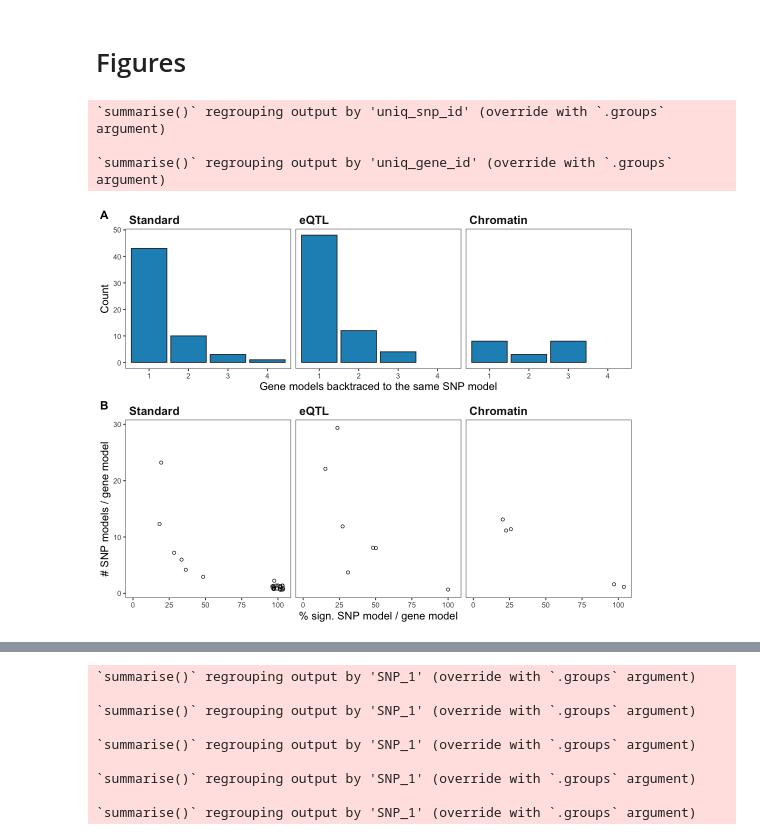
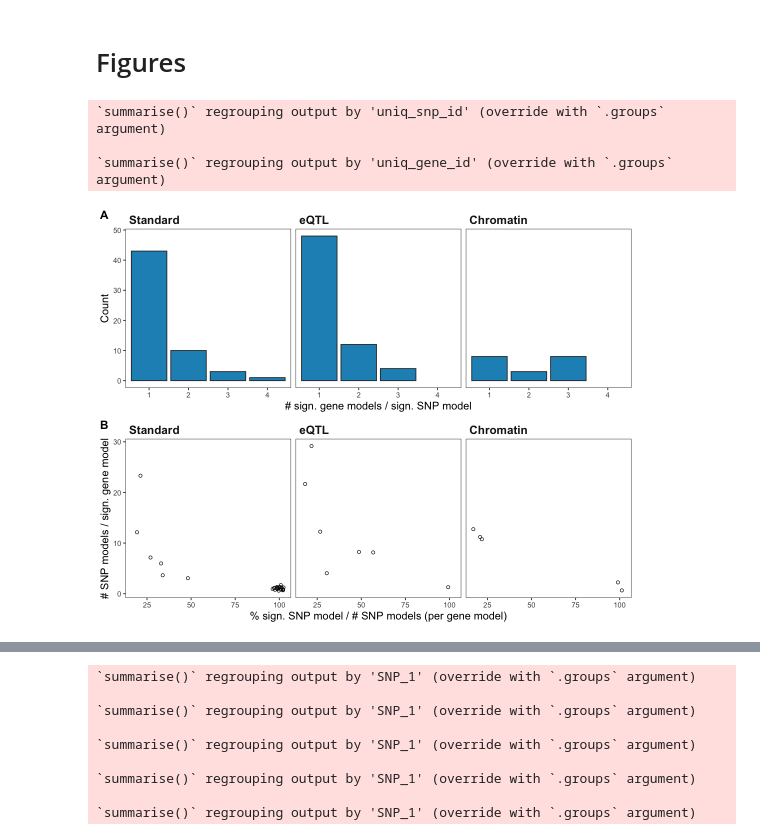
Before and after one commit to DianeDuroux/BiologicalEpistasis, a Jupyter notebook: doc/gene_networks.ipynb, the cells around one changed output, grey strips where cells are left out. Drawn from its saved outputs; the diff is of its cells as text; code cells hidden in the pictures.

Commit message:
updated figures

```diff
--- a/doc/gene_networks.ipynb
+++ b/doc/gene_networks.ipynb
@@ -274,28 +274,32 @@ A tibble: 5 × 4
 # %% [markdown]
 # Figures
 # %%
+make_key <- function(a1, a2) {
+    cbind(a1, a2) %>% apply(1, sort) %>% apply(2, paste, collapse = '_')
+}
+
 get_mapped_genes <- function(genes, snps) {
 
     uniq_snp2gene <- read_csv(paste0(rslt, genes), col_types = 'cdccd') %>%
         separate_rows(SNP1, sep = ' ') %>%
         separate_rows(SNP2, sep = ' ') %>%
         separate(genePairs_names, sep = ' ', into = c('gene1','gene2')) %>%
-        mutate(uniq_gene_id = cbind(gene1, gene2) %>% apply(1, sort) %>% apply(2, paste, collapse = '_'),
-               uniq_snp_id = cbind(SNP1, SNP2) %>% apply(1, sort) %>% apply(2, paste, collapse = '_'),
-               gene_pair = TRUE) %>%
-        select(uniq_gene_id, uniq_snp_id, gene_pair) %>%
+        mutate(uniq_gene_id = make_key(gene1, gene2),
+               uniq_snp_id = make_key(SNP1, SNP2),
+               sign_gene = TRUE) %>%
+        select(uniq_gene_id, uniq_snp_id, sign_gene) %>%
         unique
 
     uniq_snp <- read_csv(paste0(rslt, snps), col_types = 'ccdccc') %>%
-        mutate(uniq_snp_id = cbind(SNP_1, SNP_2) %>% apply(1, sort) %>% apply(2, paste, collapse = '_'),
-               uniq_gene_id = cbind(gene1, gene2) %>% apply(1, sort) %>% apply(2, paste, collapse = '_'),
-               snp_pair = TRUE) %>%
-        select(uniq_gene_id, uniq_snp_id, snp_pair) %>%
+        mutate(uniq_snp_id = make_key(SNP_1, SNP_2),
+               uniq_gene_id = make_key(gene1, gene2),
+               sign_snp = TRUE) %>%
+        select(uniq_gene_id, uniq_snp_id, sign_snp) %>%
         unique
 
     full_join(uniq_snp, uniq_snp2gene, by = c("uniq_gene_id", "uniq_snp_id")) %>%
-        mutate(gene_pair = ifelse(is.na(gene_pair), FALSE, TRUE),
-               snp_pair = ifelse(is.na(snp_pair), FALSE, TRUE))
+        mutate(sign_gene = ifelse(is.na(sign_gene), FALSE, TRUE),
+               sign_snp = ifelse(is.na(sign_snp), FALSE, TRUE))
 
 }
 
@@ -304,57 +308,53 @@ maps <- bind_rows(get_mapped_genes('noFilter/sign_GenePairs.txt', 'noFilter/sign
                                    'withBiofilter_filter/chromatin/sign_SNPPairs.txt') %>% mutate(exp = 'Chromatin'),
                   get_mapped_genes('withBiofilter_filter/eqtl/sign_GenePairs_withoutThreshold.txt',
                                    'withBiofilter_filter/eqtl/sign_SNPPairs.txt') %>% mutate(exp = 'eQTL')) %>%
-    select(uniq_gene_id, uniq_snp_id, gene_pair, snp_pair, exp) %>%
+    select(uniq_gene_id, uniq_snp_id, sign_gene, sign_snp, exp) %>%
     mutate(exp = factor(exp, levels = c('Standard', 'eQTL', 'Chromatin')))
 
 snp2gene_plt <- maps %>%
-    filter(snp_pair) %>%
+    filter(sign_snp & sign_gene) %>%
     group_by(uniq_snp_id, exp) %>%
-    summarise(n = factor(as.character(n()), levels = as.character(seq(1, 9))),
-              gene_pair = ifelse(any(gene_pair), 'Yes', 'No')) %>%
+    summarise(n = factor(as.character(n()), levels = as.character(seq(1, 9)))) %>%
     ggplot(aes(x = n)) +
         geom_bar(stat = 'count', color = 'gray20', fill = '#1d91c0') +
-        labs(x = 'Gene models backtraced to the same SNP model', y = 'Count', fill = 'Any significant gene model') +
+        labs(x = '# sign. gene models / sign. SNP model', y = 'Count') +
         facet_grid(. ~ exp) +
         scale_fill_manual(values = c('Yes' = '#1d91c0', 'No' = 'gray80')) +
         theme_bw() +
         theme(strip.background = element_blank(),
               strip.text = element_text(size = 14, face = "bold", hjust=0),
               axis.title = element_text(size = 13),
               legend.position = 'bottom') +
         theme_transparent
 
 gene2snp_plt <- maps %>%
-    filter(gene_pair) %>%
+    filter(sign_gene) %>%
     group_by(uniq_gene_id, exp) %>%
-    summarise(snp_pairs = sum(snp_pair),
-              pc_snp_pairs = 100 * snp_pairs / n()) %>%
-#     group_by(exp, snp_pairs, pc_snp_pairs) %>%
-#     summarize(n = n()) %>%
-    ggplot() +
-#         geom_point(aes(pc_snp_pairs, snp_pairs, size = n), shape = 21, color = 'black') +
-        geom_jitter(aes(pc_snp_pairs, snp_pairs), shape = 21, color = 'black', width = 4) +
-        labs(x = '% sign. SNP model / gene model',
-             y = '# SNP models / gene model',
+    summarise(sign_snps = sum(sign_snp),
+              pc_sign_snps = 100 * sign_snps / n()) %>%
+    ggplot(aes(x = pc_sign_snps, y = sign_snps)) +
+        geom_jitter(shape = 21, color = 'black', width = 4) +
+        labs(x = '% sign. SNP model / # SNP models (per gene model)',
+             y = '# SNP models / sign. gene model',
              size = 'Number of gene models') +
         facet_grid(. ~ exp) +
-        scale_x_continuous(limits = c(0, NA)) +
+#         scale_x_continuous(limits = c(0, NA)) +
         theme_bw() +
         theme(strip.background = element_blank(),
               strip.text = element_text(size = 14, face = "bold", hjust=0),
               axis.title = element_text(size = 13),
               legend.position = 'bottom') +
         theme_transparent
 
 options(repr.plot.width=9, repr.plot.height=7)
-plot_grid(snp2gene_plt, gene2snp_plt, nrow = 2, labels = c('A', 'B'), rel_heights = c(1,1.2))
+plot_grid(snp2gene_plt, gene2snp_plt, nrow = 2, labels = c('A', 'B'))
 ggsave(filename = 'fig/sign_snps_per_gene_and_viceversa.pdf',
        width=9, height=7, bg = "transparent")
 # %% [output]
 `summarise()` regrouping output by 'uniq_snp_id' (override with `.groups` argument)
 
 `summarise()` regrouping output by 'uniq_gene_id' (override with `.groups` argument)
-[figure, old version]
+[figure, new version]
 # %%
 plot_genes <- function(path, tag, color) {
 
```
Also changed, not shown: parts of 2 cells of this notebook, 9 other files.
